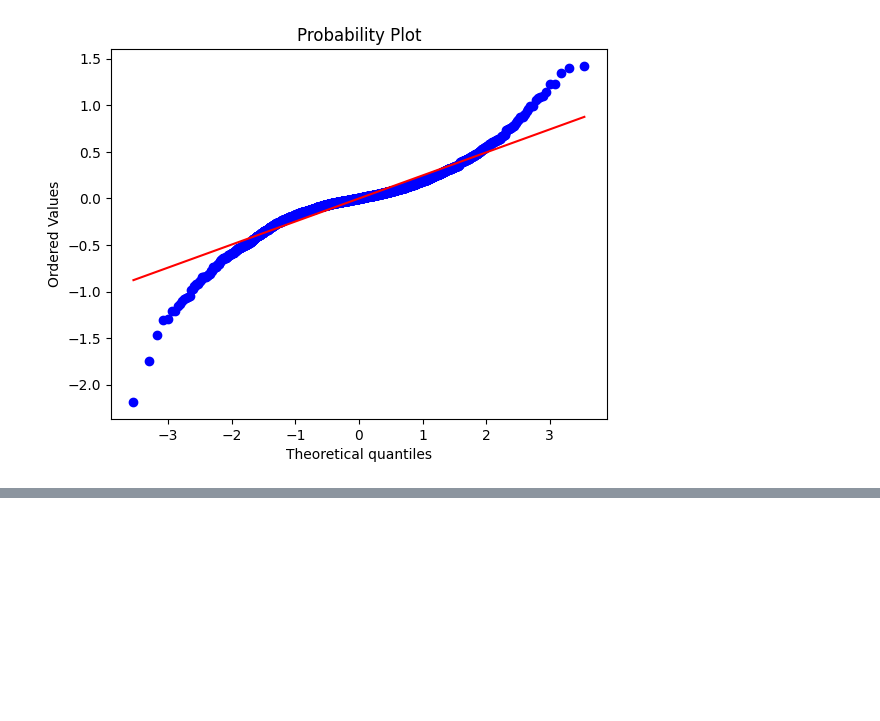
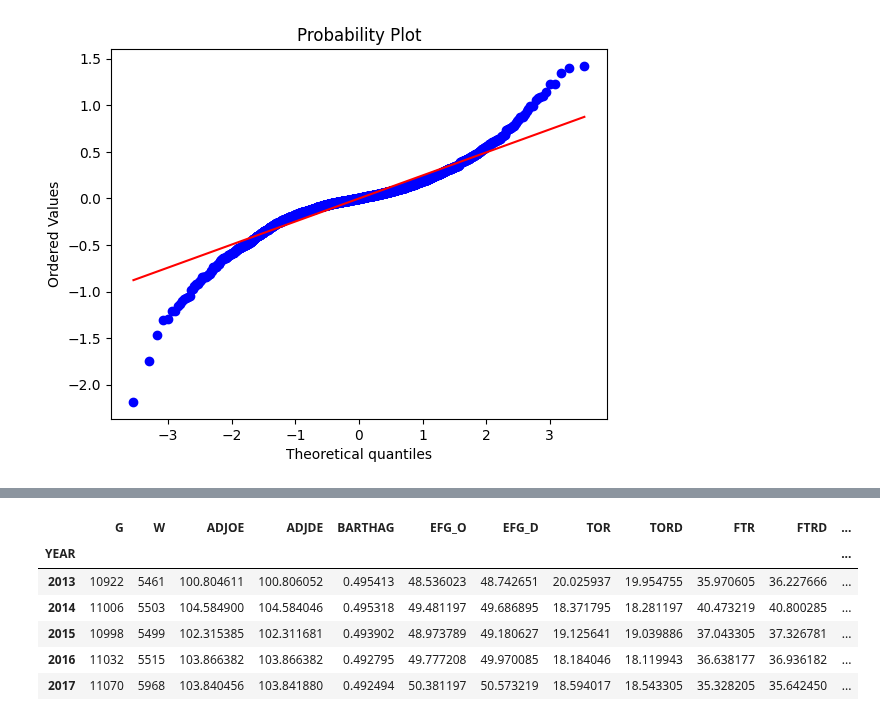
Before and after one commit to DanLightner/BUSA321, a Jupyter notebook: BUSA321/College_Basketball_EDA.ipynb, the cells around one changed output, grey strips where cells are left out. Cells and saved outputs as stored; diff of their text form; code cells hidden in the pictures; blank space fills up the shorter version.

```diff
--- a/BUSA321/College_Basketball_EDA.ipynb
+++ b/BUSA321/College_Basketball_EDA.ipynb
@@ -223,0 +314,17 @@ dtype: float64
+# %%
+# First-order differencing (removes trend)
+df_year['3P_O_diff_1'] = df_year['3P_O'].diff(periods=1)
+
+# Second-order differencing (removes trend and possible seasonality effects)
+df_year['3P_O_diff_2'] = df_year['3P_O'].diff(periods=2)
+
+# Display the first few rows
+df_year.head()
+# %% [output]
+|  | G | W | ADJOE | ADJDE | BARTHAG | EFG_O | EFG_D | TOR | TORD | FTR | FTRD | ... |
+| YEAR |  |  |  |  |  |  |  |  |  |  |  | ... |
+| 2013 | 10922 | 5461 | 100.804611 | 100.806052 | 0.495413 | 48.536023 | 48.742651 | 20.025937 | 19.954755 | 35.970605 | 36.227666 | ... |
+| 2014 | 11006 | 5503 | 104.584900 | 104.584046 | 0.495318 | 49.481197 | 49.686895 | 18.371795 | 18.281197 | 40.473219 | 40.800285 | ... |
+| 2015 | 10998 | 5499 | 102.315385 | 102.311681 | 0.493902 | 48.973789 | 49.180627 | 19.125641 | 19.039886 | 37.043305 | 37.326781 | ... |
+| 2016 | 11032 | 5515 | 103.866382 | 103.866382 | 0.492795 | 49.777208 | 49.970085 | 18.184046 | 18.119943 | 36.638177 | 36.936182 | ... |
+| 2017 | 11070 | 5968 | 103.840456 | 103.841880 | 0.492494 | 50.381197 | 50.573219 | 18.594017 | 18.543305 | 35.328205 | 35.642450 | ... |
```
Also changed, not shown: parts of 12 cells of this notebook, 1 other file.
